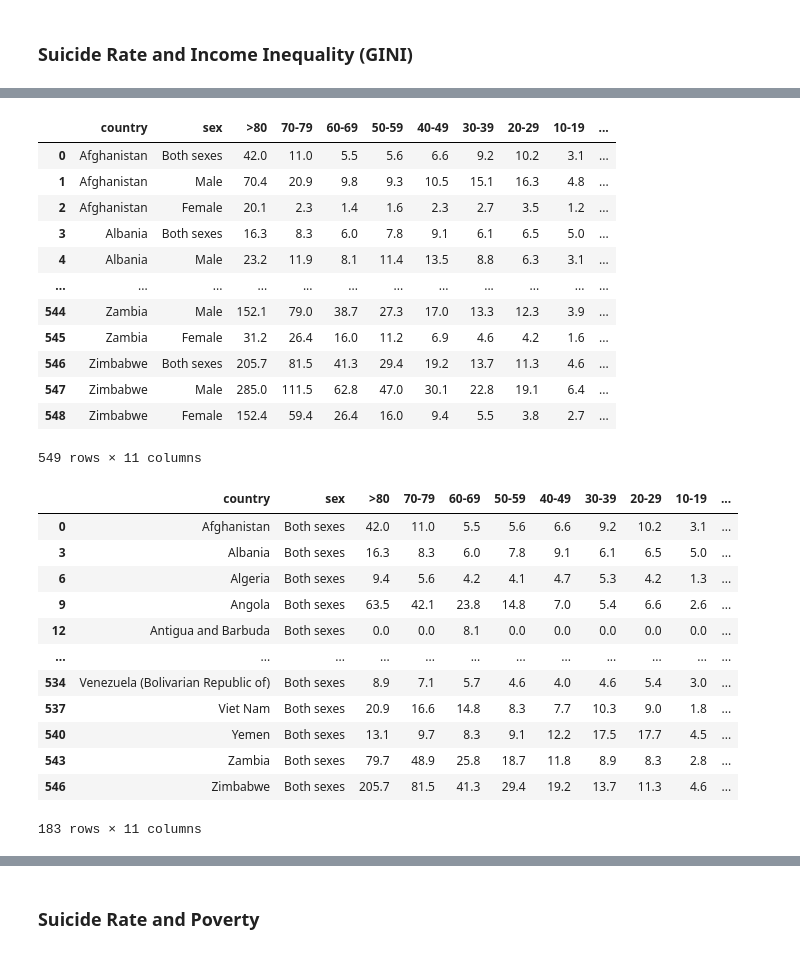
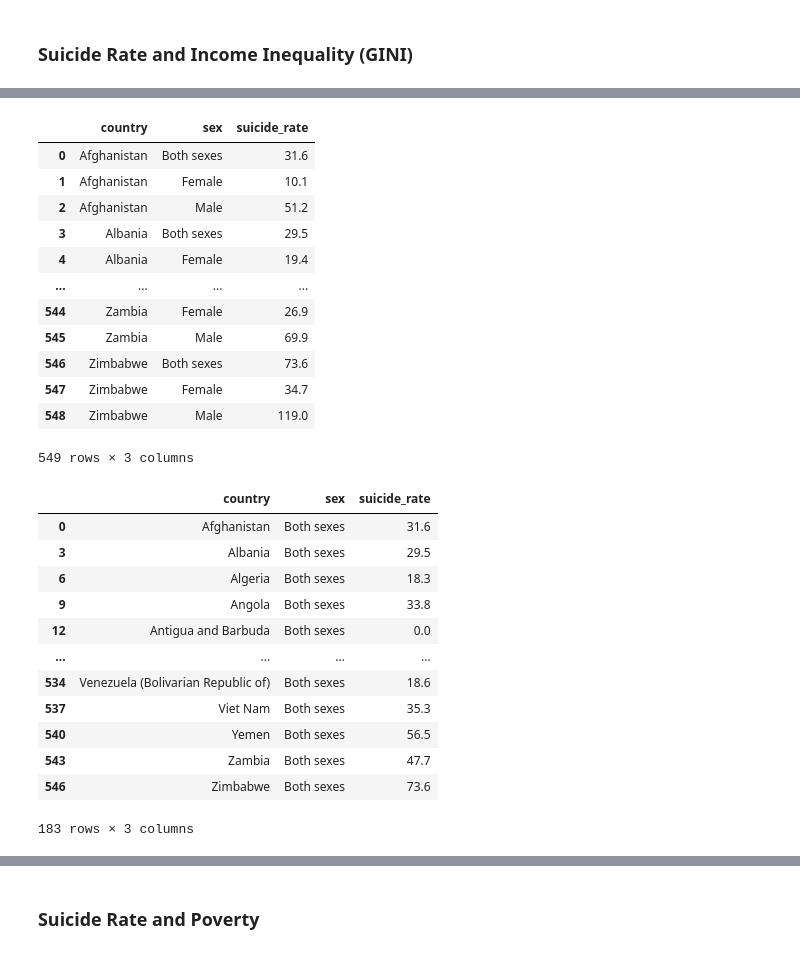
Before and after one commit to mdsi-dsp-at2/eTe-analysis, a Jupyter notebook: analysis/4/suiciderate_socioeconomic.ipynb, the cells around one changed output, grey strips where cells are left out. Drawn from its saved outputs; the diff is of its cells as text; code cells hidden in the pictures.

```diff
--- a/analysis/4/suiciderate_socioeconomic.ipynb
+++ b/analysis/4/suiciderate_socioeconomic.ipynb
@@ -31,0 +16,6 @@ gini_latest
+# %%
+#load the socioeconomic indicators to a data.frame
+#SuicideDataReader is a defined class/module to read the data from the data sources
+reader = SuicideDataReader()
+socioeconomic = reader.read_data(SuicideRawData.SOCIOECONOMIC)
+socioeconomic
@@ -32,49 +36,46 @@ gini_latest
 # %%
 #load the suicide rate to a data.frame
-#in terms of consistency, all column names are transformed into a lower case
-suiciderate = pd.read_csv('../../raw_data/crude_suicide_rates.csv',
-                         names = ['country','sex','>80','70-79','60-69','50-59','40-49','30-39','20-29','10-19'],
-                         skiprows = 1)
+#SuicideDataReader is a defined class/module to read the data from the data sources
+suiciderate = reader.read_data(SuicideRawData.SUICIDE_RATES, tidy = True)
 
 #assuming that only workforces that able to gain/receive an income
 #we will calculate the suicide rate on working-age only (as each country has a different legal working age,
 #we will select the 20 - 59 years of age)
-#need to cleanse the sex column by removing extra spaces
-suiciderate = suiciderate.assign(suicide_rate_working_age = lambda x: x['50-59']+x['40-49']+x['30-39']+x['20-29'],
-                                 sex = lambda x: x['sex'].str.strip(' '))
+suiciderate = suiciderate[suiciderate['age_range'].isin(['50to59','40to49','30to39','20to29'])]\
+                .groupby(['country','sex'], as_index = False)['suicide_rate'].sum()
 suiciderate
 # %% [output]
-|  | country | sex | >80 | 70-79 | 60-69 | 50-59 | 40-49 | 30-39 | 20-29 | 10-19 | ... |
-| 0 | Afghanistan | Both sexes | 42.0 | 11.0 | 5.5 | 5.6 | 6.6 | 9.2 | 10.2 | 3.1 | ... |
-| 1 | Afghanistan | Male | 70.4 | 20.9 | 9.8 | 9.3 | 10.5 | 15.1 | 16.3 | 4.8 | ... |
-| 2 | Afghanistan | Female | 20.1 | 2.3 | 1.4 | 1.6 | 2.3 | 2.7 | 3.5 | 1.2 | ... |
-| 3 | Albania | Both sexes | 16.3 | 8.3 | 6.0 | 7.8 | 9.1 | 6.1 | 6.5 | 5.0 | ... |
-| 4 | Albania | Male | 23.2 | 11.9 | 8.1 | 11.4 | 13.5 | 8.8 | 6.3 | 3.1 | ... |
-| ... | ... | ... | ... | ... | ... | ... | ... | ... | ... | ... | ... |
-| 544 | Zambia | Male | 152.1 | 79.0 | 38.7 | 27.3 | 17.0 | 13.3 | 12.3 | 3.9 | ... |
-| 545 | Zambia | Female | 31.2 | 26.4 | 16.0 | 11.2 | 6.9 | 4.6 | 4.2 | 1.6 | ... |
-| 546 | Zimbabwe | Both sexes | 205.7 | 81.5 | 41.3 | 29.4 | 19.2 | 13.7 | 11.3 | 4.6 | ... |
-| 547 | Zimbabwe | Male | 285.0 | 111.5 | 62.8 | 47.0 | 30.1 | 22.8 | 19.1 | 6.4 | ... |
-| 548 | Zimbabwe | Female | 152.4 | 59.4 | 26.4 | 16.0 | 9.4 | 5.5 | 3.8 | 2.7 | ... |
+|  | country | sex | suicide_rate |
+| 0 | Afghanistan | Both sexes | 31.6 |
+| 1 | Afghanistan | Female | 10.1 |
+| 2 | Afghanistan | Male | 51.2 |
+| 3 | Albania | Both sexes | 29.5 |
+| 4 | Albania | Female | 19.4 |
+| ... | ... | ... | ... |
+| 544 | Zambia | Female | 26.9 |
+| 545 | Zambia | Male | 69.9 |
+| 546 | Zimbabwe | Both sexes | 73.6 |
+| 547 | Zimbabwe | Female | 34.7 |
+| 548 | Zimbabwe | Male | 119.0 |
-549 rows × 11 columns
+549 rows × 3 columns
 # %%
 #select the total suicide rate (male and female --> both sexes)
 #no need to analyze by age at the moment
 suiciderate_bothsexes = suiciderate[suiciderate['sex'] == 'Both sexes']
 suiciderate_bothsexes
 # %% [output]
-|  | country | sex | >80 | 70-79 | 60-69 | 50-59 | 40-49 | 30-39 | 20-29 | 10-19 | ... |
-| 0 | Afghanistan | Both sexes | 42.0 | 11.0 | 5.5 | 5.6 | 6.6 | 9.2 | 10.2 | 3.1 | ... |
-| 3 | Albania | Both sexes | 16.3 | 8.3 | 6.0 | 7.8 | 9.1 | 6.1 | 6.5 | 5.0 | ... |
-| 6 | Algeria | Both sexes | 9.4 | 5.6 | 4.2 | 4.1 | 4.7 | 5.3 | 4.2 | 1.3 | ... |
-| 9 | Angola | Both sexes | 63.5 | 42.1 | 23.8 | 14.8 | 7.0 | 5.4 | 6.6 | 2.6 | ... |
-| 12 | Antigua and Barbuda | Both sexes | 0.0 | 0.0 | 8.1 | 0.0 | 0.0 | 0.0 | 0.0 | 0.0 | ... |
-| ... | ... | ... | ... | ... | ... | ... | ... | ... | ... | ... | ... |
-| 534 | Venezuela (Bolivarian Republic of) | Both sexes | 8.9 | 7.1 | 5.7 | 4.6 | 4.0 | 4.6 | 5.4 | 3.0 | ... |
-| 537 | Viet Nam | Both sexes | 20.9 | 16.6 | 14.8 | 8.3 | 7.7 | 10.3 | 9.0 | 1.8 | ... |
-| 540 | Yemen | Both sexes | 13.1 | 9.7 | 8.3 | 9.1 | 12.2 | 17.5 | 17.7 | 4.5 | ... |
-| 543 | Zambia | Both sexes | 79.7 | 48.9 | 25.8 | 18.7 | 11.8 | 8.9 | 8.3 | 2.8 | ... |
-| 546 | Zimbabwe | Both sexes | 205.7 | 81.5 | 41.3 | 29.4 | 19.2 | 13.7 | 11.3 | 4.6 | ... |
+|  | country | sex | suicide_rate |
+| 0 | Afghanistan | Both sexes | 31.6 |
+| 3 | Albania | Both sexes | 29.5 |
+| 6 | Algeria | Both sexes | 18.3 |
+| 9 | Angola | Both sexes | 33.8 |
+| 12 | Antigua and Barbuda | Both sexes | 0.0 |
+| ... | ... | ... | ... |
+| 534 | Venezuela (Bolivarian Republic of) | Both sexes | 18.6 |
+| 537 | Viet Nam | Both sexes | 35.3 |
+| 540 | Yemen | Both sexes | 56.5 |
+| 543 | Zambia | Both sexes | 47.7 |
+| 546 | Zimbabwe | Both sexes | 73.6 |
-183 rows × 11 columns
+183 rows × 3 columns
 # %%
 #join both data frame for plotting purposes
```
Also changed, not shown: parts of 8 cells of this notebook.
